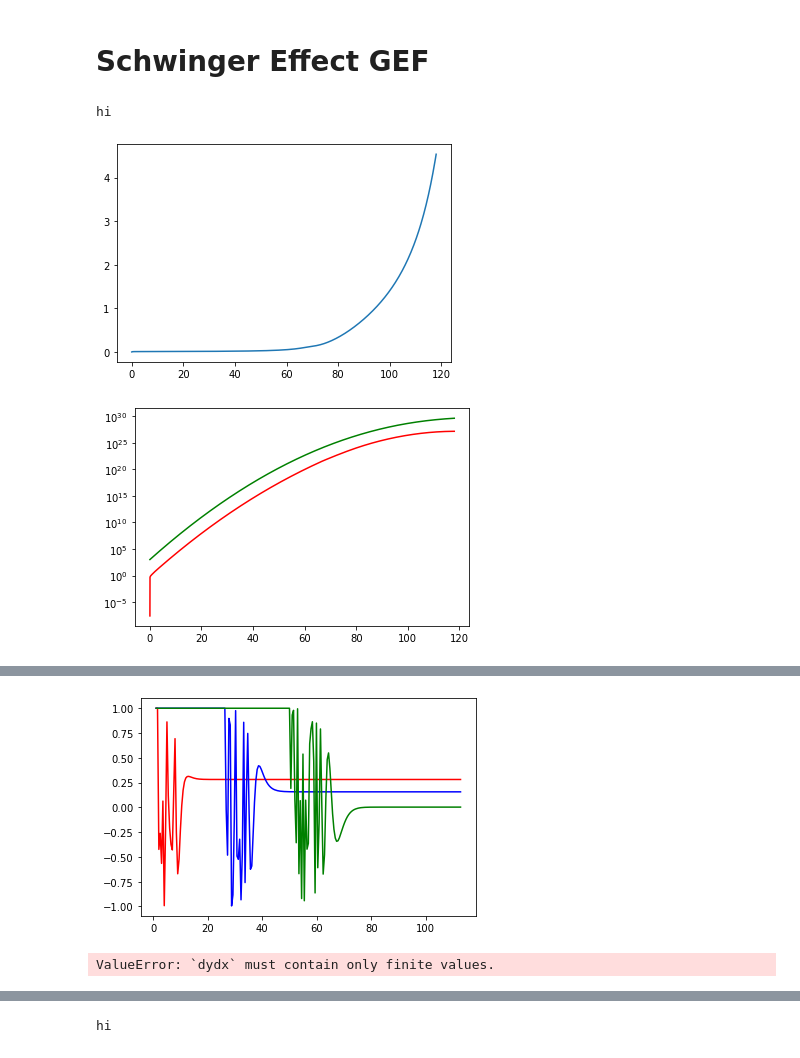
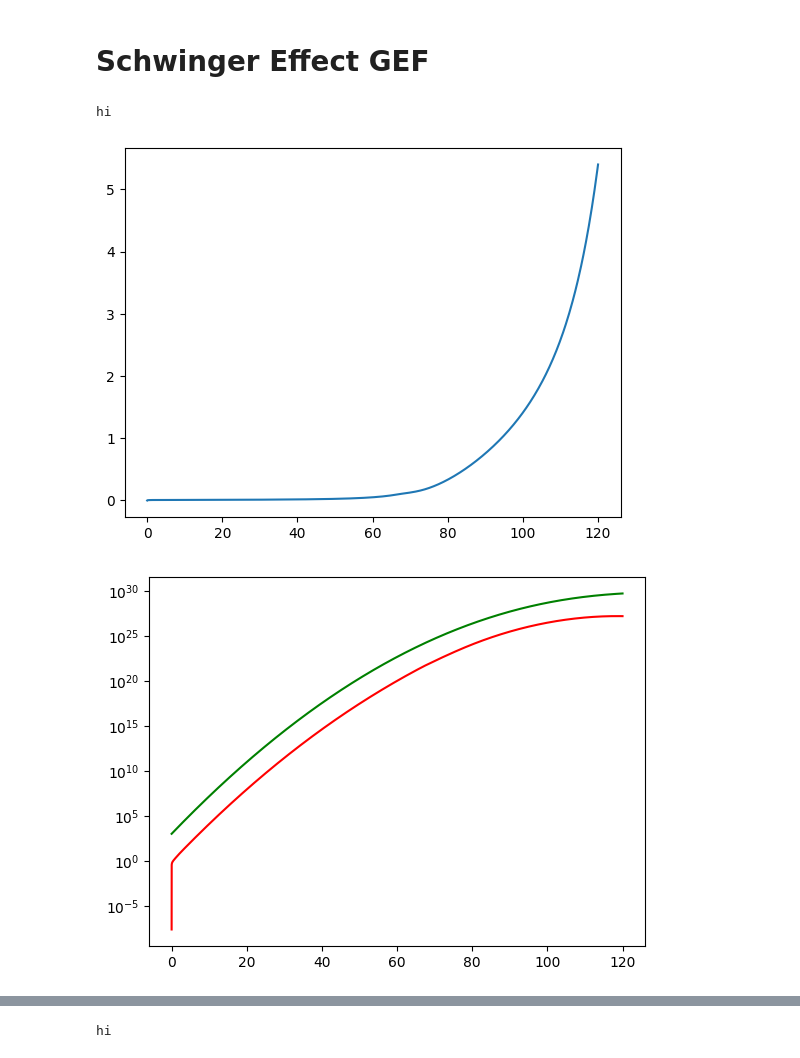
Before and after one commit to richard-von-eckardstein/GEFF, a Jupyter notebook: ModeByMode.ipynb, the cells around one changed output, grey strips where cells are left out. Saved outputs shown, nothing was run; the diff lists cells and outputs as text; code cells hidden in the pictures.

```diff
--- a/ModeByMode.ipynb
+++ b/ModeByMode.ipynb
@@ -458,19 +458,19 @@ def RunMBM(file, Nstart, EarlyModes=200, LateModes=800, cut=0.01, SE=False, AltD
         Ap1, dAp1, Am1, dAm1, ks1, ts1 = ModeByModeKDep(1., tini, tR[-25], khf, dphidtf, beta/Mpl, af, kFerm=kSf,
                                                         steps=EarlyModes,
                                                         cut=cut, sigmaE=sigmaEf, sigmaB=sigmaBf, delta=deltaf)
-        """Ap2, dAp2, Am2, dAm2, ks2, ts = ModeByModeKDep(tini, tend, tR[-25], khf, dphidtf, beta/Mpl, af, kFerm=kSf,
+        Ap2, dAp2, Am2, dAm2, ks2, ts = ModeByModeKDep(tini, tend, tR[-25], khf, dphidtf, beta/Mpl, af, kFerm=kSf,
                                                         steps=LateModes,
-                                                        cut=cut, sigmaE=sigmaEf, sigmaB=sigmaBf, delta=deltaf)"""
+                                                        cut=cut, sigmaE=sigmaEf, sigmaB=sigmaBf, delta=deltaf)
     else:
         Ap1, dAp1, Am1, dAm1, ks1, ts1 = ModeByMode(1., tini, tR[-25], khf, dphidtf, beta/Mpl, af, steps=EarlyModes,
                                                         cut=cut, sigmaE=sigmaEf, sigmaB=sigmaBf, delta=deltaf)
         Ap2, dAp2, Am2, dAm2, ks2, ts = ModeByMode(tini, tend, tR[-25], khf, dphidtf, beta/Mpl, af, steps=LateModes,
                                                         cut=cut, sigmaE=sigmaEf, sigmaB=sigmaBf, delta=deltaf)
 
-    plt.plot(ts1, Ap1[0,:], "r")
+    """    plt.plot(ts1, Ap1[0,:], "r")
     plt.plot(ts1, Ap1[int(EarlyModes/2),:], "b")
     plt.plot(ts1, Ap1[-1,:], "g")
-    plt.show()
+    plt.show()"""
     #Only Mode-functions after Nstart are returned and stored
     Ap = np.array([*[CubicSpline(ts1, Ap1[i,:])(ts) for i in range(len(ks1))], *list(Ap2)])
     dAp = np.array([*[CubicSpline(ts1, dAp1[i,:])(ts) for i in range(len(ks1))], *list(dAp2)])
@@ -486,7 +486,7 @@ def RunMBM(file, Nstart, EarlyModes=200, LateModes=800, cut=0.01, SE=False, AltD
 
     return ts, Ns, ks, khs, Ap, dAp, Am, dAm,
 # %%
-file = "Out/GEF_Beta25.0_SE-1.0_KDep_5IT_NoBdrCorr.dat"
+file = "Out/GEF_Beta25.0_SE-1.0_KDep_1it_NoBdrCorr.dat"
 SE=True
 input_df = pd.read_table(file, sep=",")
 #data = input_df.values
@@ -495,33 +495,33 @@ NR = data["N"]
 tR = data["t"]
 aR = data["a"]
 khR = data["kh"]
 dphidtR = data["dphi"]
 af = CubicSpline(tR, aR)
 dphidtf = CubicSpline(tR, dphidtR)
 khf = CubicSpline(tR, khR)
 
 """if(SE):
     print("hi")
     deltaR = data["delta"]
     sigmaER = data["sigmaE"]
     plt.plot(tR, sigmaER)
     for i in range(len(sigmaER)):
             if tR[i] < 70.:
                 sigmaER[i] = 0.
     sigmaBR = data["sigmaB"]
     sigmaEf = CubicSpline(tR, sigmaER)
     sigmaBf = CubicSpline(tR, sigmaBR)
     deltaf = CubicSpline(tR, deltaR)
 else:
     sigmaEf = lambda t: 0.
     sigmaBf = lambda t: 0.
     deltaf = lambda t: 1.
 
 #plt.vlines(40., 0.0, 1.0)
 #plt.vlines(57.80, 0.0, 1.0)"""
 
-ts, Ns, ks, khs, Ap, dAp, Am, dAm = RunMBM(file, 40., SE=True, EarlyModes=100, LateModes=400, AltDamp=2)
+ts, Ns, ks, khs, Ap, dAp, Am, dAm = RunMBM(file, 40., SE=True, EarlyModes=200, LateModes=800, AltDamp=2)
 # %% [output]
 hi
-[figure, old version]
+[figure, new version]
-[figure, old version]
+[figure, new version]
@@ -532,5 +533,3 @@ Elapsed time: 226.6899 seconds
-[figure, removed]
-ValueError: `dydx` must contain only finite values.
 # %%
 EMode = []
 BMode = []
```
Also changed, not shown: parts of 3 cells of this notebook, 3 other files.
